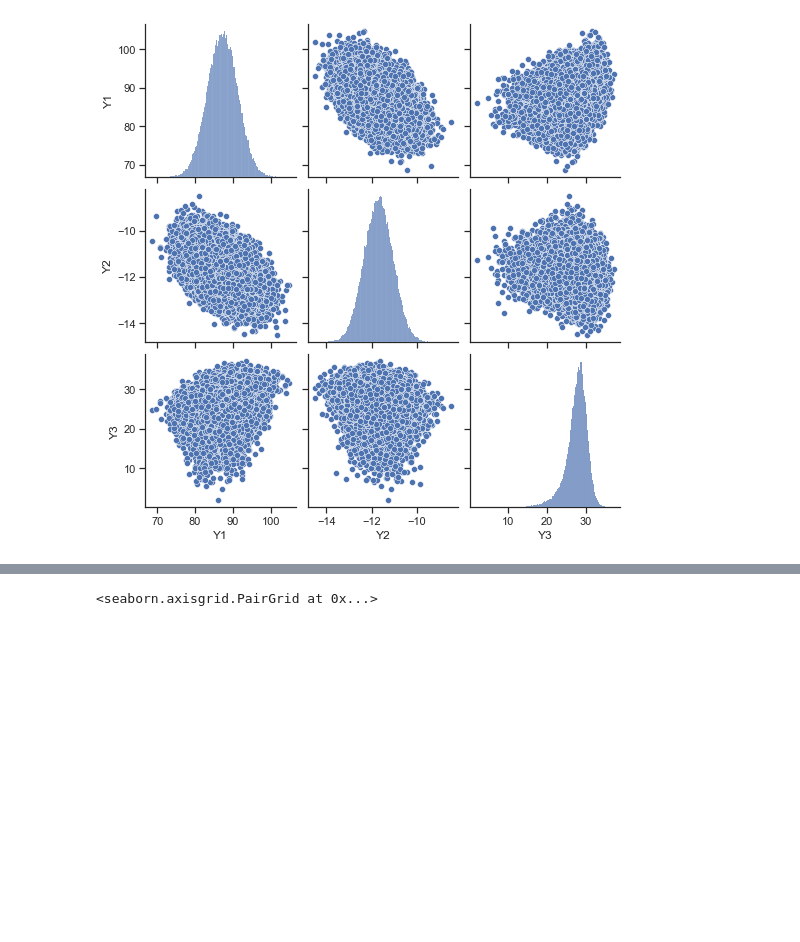
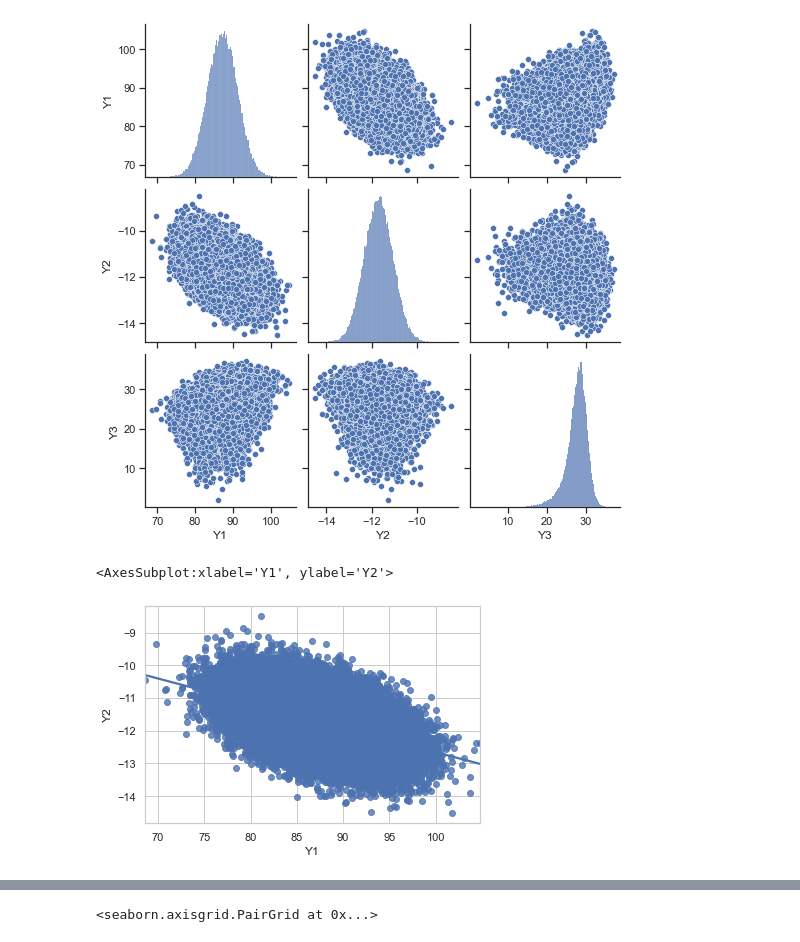
Before and after one commit to TrellixVulnTeam/DS_DDVW, a Jupyter notebook: Exploratory Script - Regression Data.ipynb, the cells around one changed output, grey strips where cells are left out. Drawn from its saved outputs; the diff is of its cells as text; code cells hidden in the pictures; blank space fills up the shorter version.

Commit message:
Update regression exploratory models with regression plots

```diff
--- a/Exploratory Script - Regression Data.ipynb
+++ b/Exploratory Script - Regression Data.ipynb
@@ -386,3 +386,14 @@ sb.pairplot(allY_df)
 # %% [output]
 <seaborn.axisgrid.PairGrid at 0x...>
 [figure]
+# %%
+# Regression Plot: Y1 vs. Y2
+sb.set_theme(style="whitegrid")
+sb.regplot(x = "Y1",
+           y = "Y2",
+           ci = None,
+           robust = True,
+           data = allY_df)
+# %% [output]
+<AxesSubplot:xlabel='Y1', ylabel='Y2'>
+[figure, added]
```
Also changed, not shown: parts of 1 cell of this notebook.
